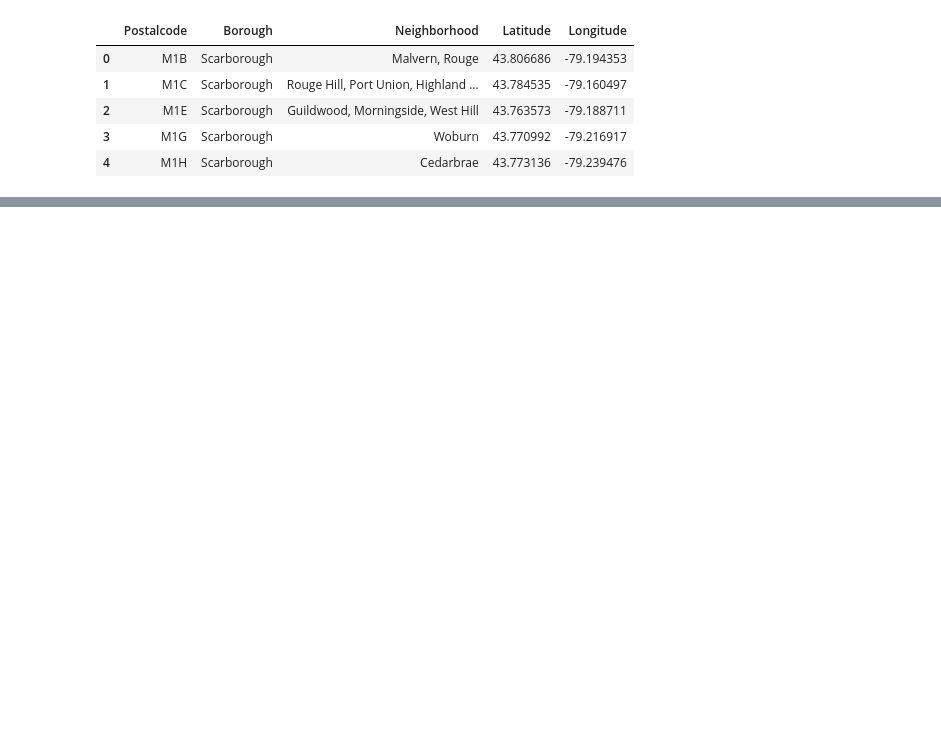
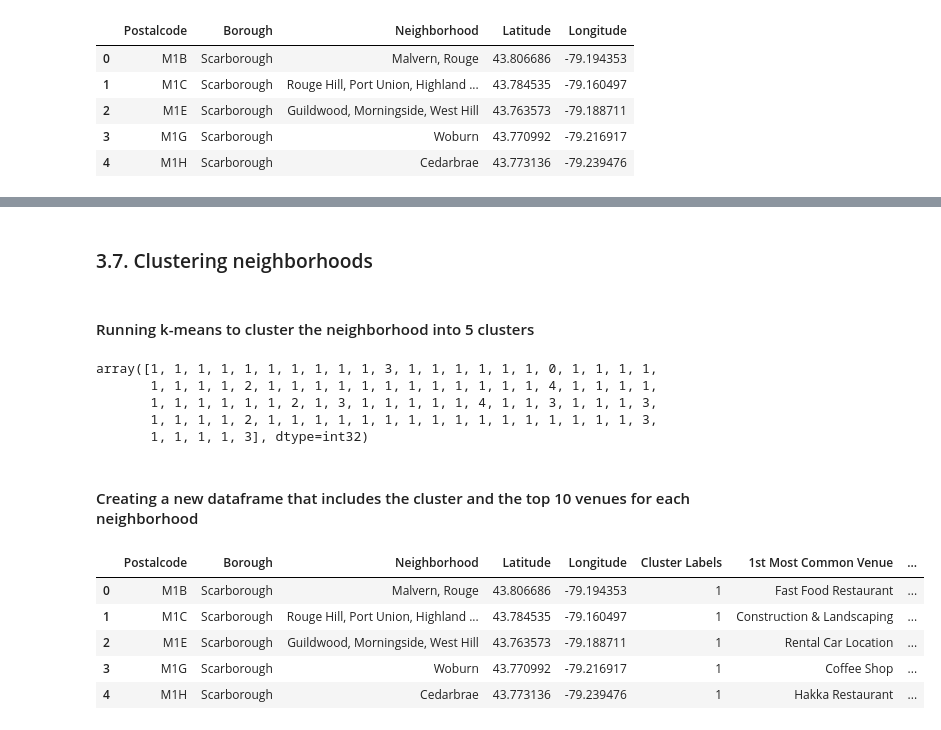
Before and after one commit to KenSugiKen/Coursera_Capstone-1, a Jupyter notebook: Segm&Clust_2.ipynb, the cells around one changed output, grey strips where cells are left out. Cells and saved outputs as stored; diff of their text form; code cells hidden in the pictures; blank space fills up the shorter version.

```diff
--- a/Segm&Clust_2.ipynb
+++ b/Segm&Clust_2.ipynb
@@ -120,8 +154,8 @@ coords_df.head()
 # Dataframe of the postal code of each neighborhood along with the borough name and neighborhood name
 coords_df.rename(columns={'Postal Code':'Postalcode'},inplace=True)
 coords_df3=pd.merge(coords_df, df3, on='Postalcode')
-coords_df3=coords_df3[['Postalcode','Borough','Neighborhood','Latitude','Longitude']]
-coords_df3.head()
+toronto_df=coords_df3[['Postalcode','Borough','Neighborhood','Latitude','Longitude']]
+toronto_df.head()
 # %% [output]
 |  | Postalcode | Borough | Neighborhood | Latitude | Longitude |
 | 0 | M1B | Scarborough | Malvern, Rouge | 43.806686 | -79.194353 |
@@ -131,0 +194,4 @@ coords_df3.head()
+# %%
+# Creating the map of Toronto using latitude and longitude values
+map_toronto = folium.Map(location=[latitude, longitude], zoom_start=10)
+map_toronto
@@ -131,0 +411,13 @@ coords_df3.head()
+# %%
+# one hot encoding
+toronto_onehot = pd.get_dummies(toronto_venues[['Venue Category']], prefix="", prefix_sep="")
+
+# add neighborhood column back to dataframe
+toronto_onehot['Neighborhood'] = toronto_venues['Neighborhood']
+
+# move neighborhood column to the first column
+fixed_columns = [toronto_onehot.columns[-1]] + list(toronto_onehot.columns[:-1])
+toronto_onehot = toronto_onehot[fixed_columns]
+toronto_onehot.head()
+toronto_grouped = toronto_onehot.groupby('Neighborhood').mean().reset_index()
+toronto_grouped.head()
@@ -131,0 +467,43 @@ coords_df3.head()
+# %% [markdown]
+### 3.7. Clustering neighborhoods
+# %% [markdown]
+#### Running k-means to cluster the neighborhood into 5 clusters
+# %%
+# set number of clusters
+kclusters = 5
+
+toronto_grouped_clustering = toronto_grouped.drop('Neighborhood', 1)
+
+
+# run k-means clustering
+kmeans = KMeans(n_clusters=kclusters, random_state=0).fit(toronto_grouped_clustering)
+
+# check cluster labels generated for each row in the dataframe
+kmeans.labels_[0:100]
+# %% [output]
+array([1, 1, 1, 1, 1, 1, 1, 1, 1, 1, 3, 1, 1, 1, 1, 1, 1, 0, 1, 1, 1, 1,
+       1, 1, 1, 1, 2, 1, 1, 1, 1, 1, 1, 1, 1, 1, 1, 1, 1, 4, 1, 1, 1, 1,
+       1, 1, 1, 1, 1, 1, 2, 1, 3, 1, 1, 1, 1, 1, 4, 1, 1, 3, 1, 1, 1, 3,
+       1, 1, 1, 1, 2, 1, 1, 1, 1, 1, 1, 1, 1, 1, 1, 1, 1, 1, 1, 1, 1, 3,
+       1, 1, 1, 1, 3], dtype=int32)
+# %% [markdown]
+#### Creating a new dataframe that includes the cluster and the top 10 venues for each neighborhood
+# %%
+# add clustering labels
+neighborhoods_venues_sorted.insert(0, 'Cluster Labels', kmeans.labels_)
+
+toronto_kc = toronto_df
+
+
+# merge toronto_grouped with toronto_data to add latitude/longitude for each neighborhood
+toronto_kc = toronto_kc.join(neighborhoods_venues_sorted.set_index('Neighborhood'), on='Neighborhood')
+toronto_kc=toronto_kc.dropna()
+toronto_kc['Cluster Labels']=toronto_kc['Cluster Labels'].astype('int')
+toronto_kc.head()
+# %% [output]
+|  | Postalcode | Borough | Neighborhood | Latitude | Longitude | Cluster Labels | 1st Most Common Venue | ... |
+| 0 | M1B | Scarborough | Malvern, Rouge | 43.806686 | -79.194353 | 1 | Fast Food Restaurant | ... |
+| 1 | M1C | Scarborough | Rouge Hill, Port Union, Highland ... | 43.784535 | -79.160497 | 1 | Construction & Landscaping | ... |
+| 2 | M1E | Scarborough | Guildwood, Morningside, West Hill | 43.763573 | -79.188711 | 1 | Rental Car Location | ... |
+| 3 | M1G | Scarborough | Woburn | 43.770992 | -79.216917 | 1 | Coffee Shop | ... |
+| 4 | M1H | Scarborough | Cedarbrae | 43.773136 | -79.239476 | 1 | Hakka Restaurant | ... |
```
Also changed, not shown: parts of 40 cells of this notebook.
